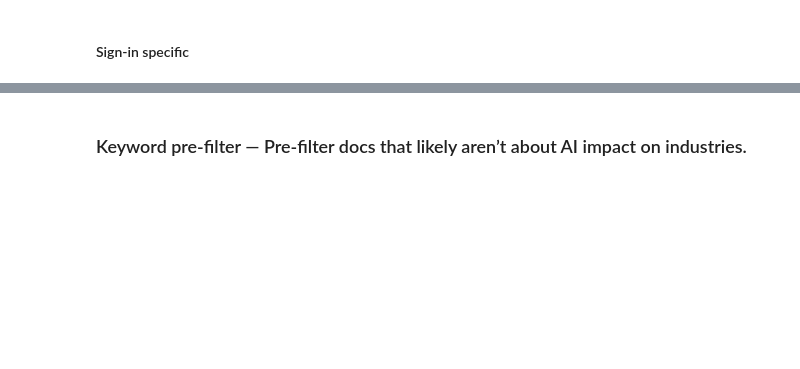
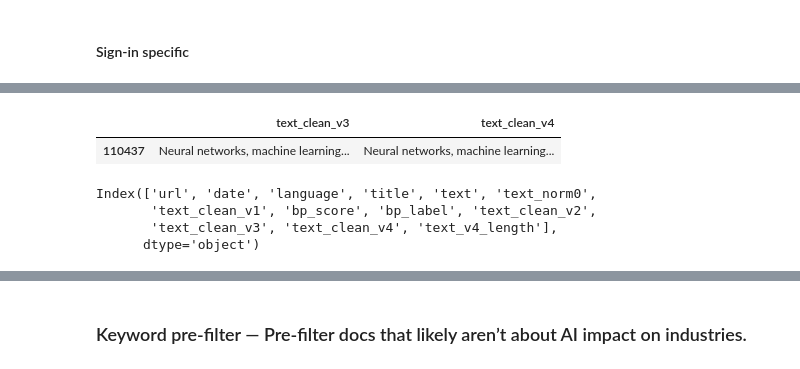
Before and after one commit to Yoki-SyZhang/NLP-How-AI-Impact-Industry, a Jupyter notebook: notebooks/01_Data_Exploration_and_Cleaning.ipynb, the cells around one changed output, grey strips where cells are left out. Saved outputs shown, nothing was run; the diff lists cells and outputs as text; code cells hidden in the pictures; blank space fills up the shorter version.

```diff
--- a/notebooks/01_Data_Exploration_and_Cleaning.ipynb
+++ b/notebooks/01_Data_Exploration_and_Cleaning.ipynb
@@ -824,0 +998,40 @@ REMOVED: Recover your password
+# %%
+def print_short_runs_for_two_texts(
+    text1,
+    max_chars=50,
+    min_run=1,
+    edge_ratio=0.30
+):
+    texts = [text1]
+
+    for i, text in enumerate(texts, 1):
+        runs = extract_short_line_runs_from_blocks(
+            text,
+            max_chars=max_chars,
+            min_run=min_run,
+            edge_ratio=edge_ratio
+        )
+
+        print("\n" + "="*100)
+        print(f"TEXT #{i}")
+        print("Total runs:", len(runs))
+
+        if not runs:
+            continue
+
+        for r_idx, r in enumerate(runs, 1):
+            print("\n" + "-"*80)
+            print(
+                f"RUN #{r_idx} | side={r['side']} | "
+                f"block_i={r['block_i']} | "
+                f"n_lines={r['n_lines']} | "
+                f"span=[{r['run_start']},{r['run_end']})"
+            )
+
+            for ln in r["lines"]:
+                print("RUN_LINE:", repr(ln))
+
+check_idx = 96789
+t1 = df6["text_clean_v3"].iloc[check_idx]
+
+print_short_runs_for_two_texts(t1)
@@ -824,0 +1119,17 @@ REMOVED: Recover your password
+# %%
+df6["text_clean_v3_"] = df6["text_clean_v3"] .apply(remove_short_line_runs_from_blocks)
+df6["text_clean_v4"]  = df6["text_clean_v3_"].apply(remove_short_line_runs_from_blocks) # run twice to catch nested/overlapping runs that may appear after first pass
+# %%
+show_full(df6[["text_clean_v3", "text_clean_v4"]].iloc[check_idx,:].to_frame().T)
+# %% [output]
+|  | text_clean_v3 | text_clean_v4 |
+| 110437 | Neural networks, machine learning... | Neural networks, machine learning... |
+# %%
+df7 = df6.copy().drop(columns=['text_v3_length','text_clean_v3_'])
+df7['text_v4_length'] = df7['text_clean_v4'].astype(str).apply(len)
+df7.columns
+# %% [output]
+Index(['url', 'date', 'language', 'title', 'text', 'text_norm0',
+       'text_clean_v1', 'bp_score', 'bp_label', 'text_clean_v2',
+       'text_clean_v3', 'text_clean_v4', 'text_v4_length'],
+      dtype='object')
```
Also changed, not shown: parts of 46 cells of this notebook.
